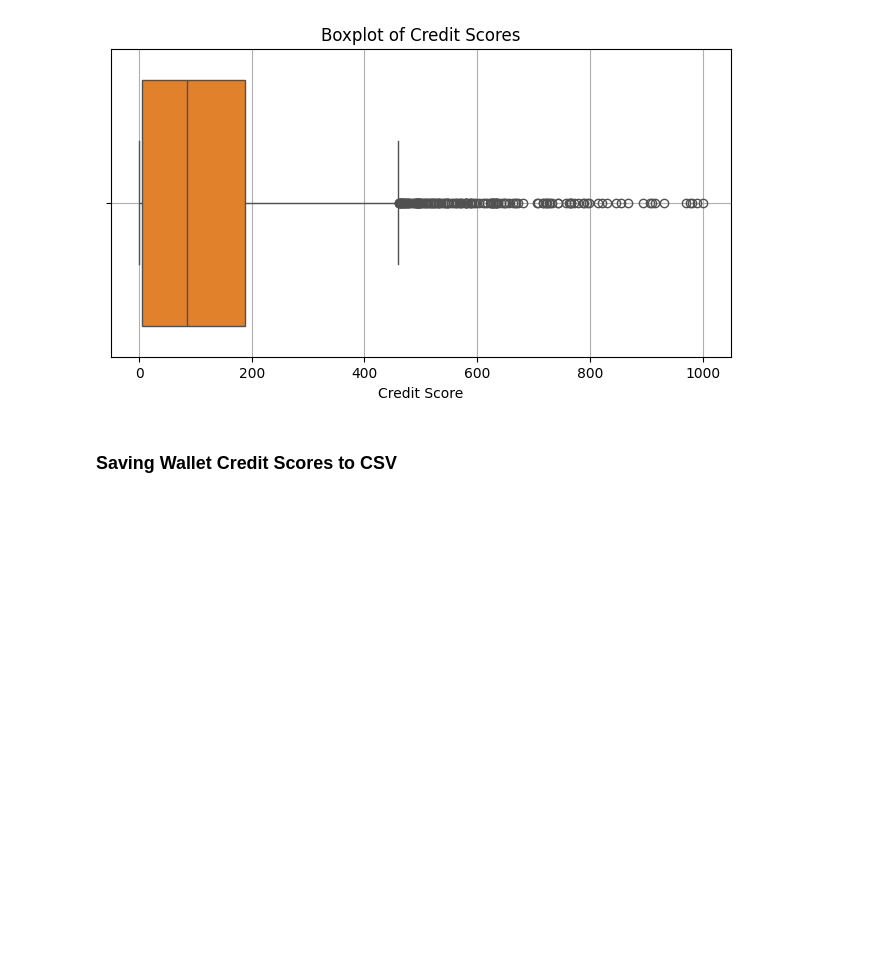
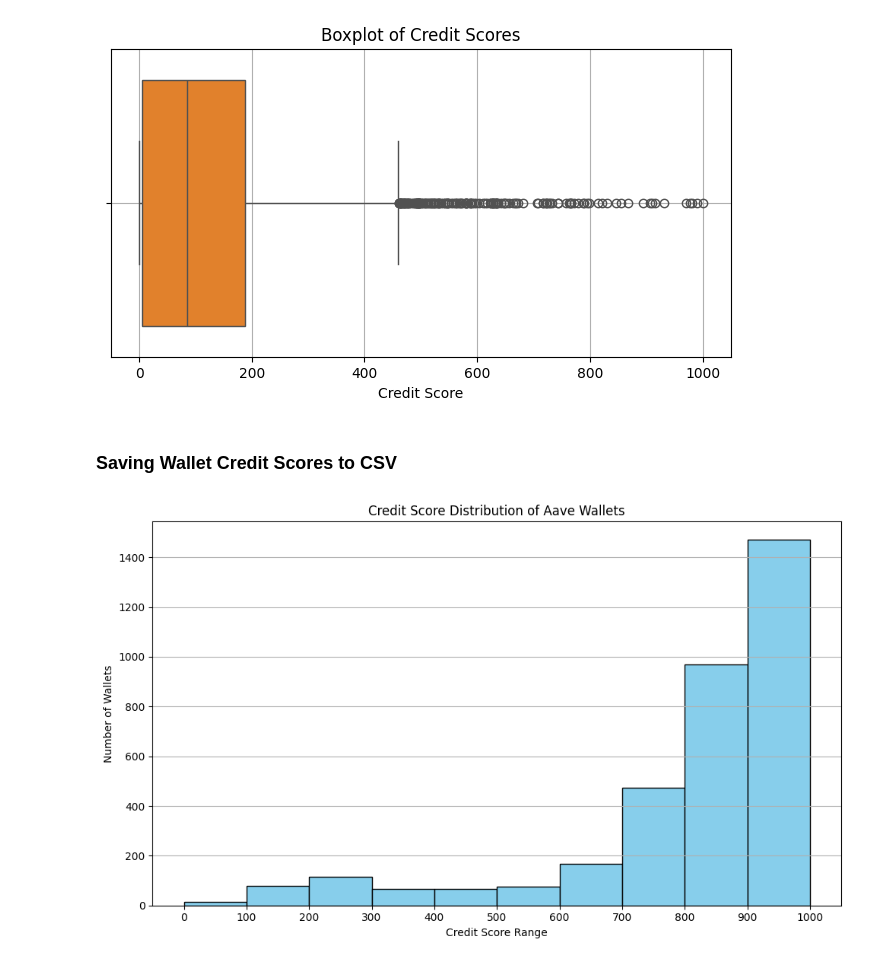
Before and after one commit to cesardushime/aave-credit-scoring, a Jupyter notebook: notebooks/model_training.ipynb, the cells around one changed output. Drawn from its saved outputs; the diff is of its cells as text; code cells hidden in the pictures; blank space fills up the shorter version.

Commit message:
crafted score vs risk analysis

```diff
--- a/notebooks/model_training.ipynb
+++ b/notebooks/model_training.ipynb
@@ -172,3 +172,21 @@ plt.show()
 # %%
 output_path = r"C:\\Users\\Cesar Dushimimana\\Documents\\aave-credit-scoring\\data\\wallet_credit_scores.csv"
 features[['userid', 'credit_score']].to_csv(output_path, index=False)
+# %%
+import matplotlib.pyplot as plt
+import pandas as pd
+
+
+bins = range(0, 1100, 100)
+plt.figure(figsize=(10, 6))
+plt.hist(features['credit_score'], bins=bins, edgecolor='black', color='skyblue')
+plt.title('Credit Score Distribution of Aave Wallets')
+plt.xlabel('Credit Score Range')
+plt.ylabel('Number of Wallets')
+plt.xticks(bins)
+plt.grid(axis='y')
+plt.tight_layout()
+plt.savefig('score_distribution.png')  # Save the image for markdown
+plt.show()
+# %% [output]
+[figure, added]
```
Also changed, not shown: 2 other files.
